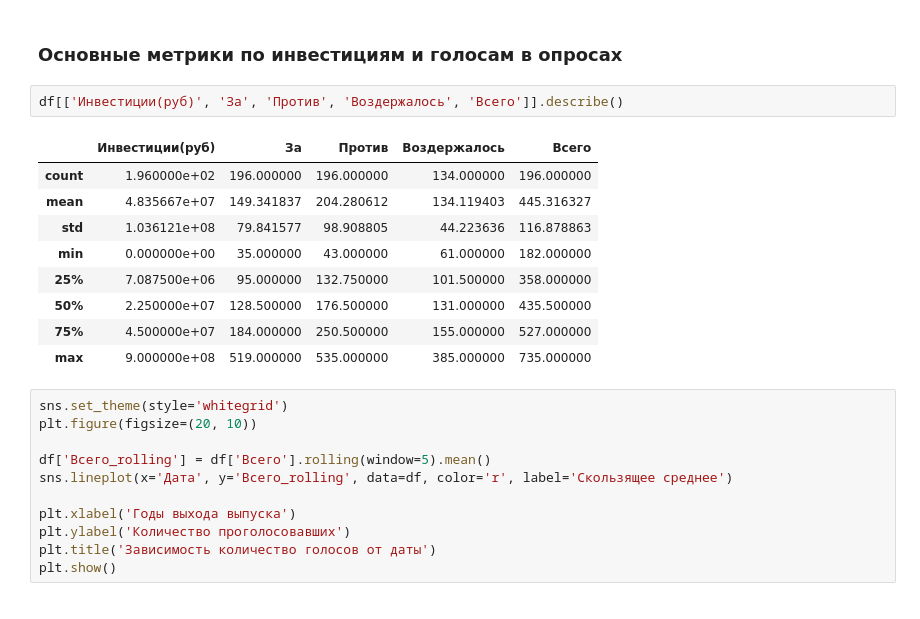
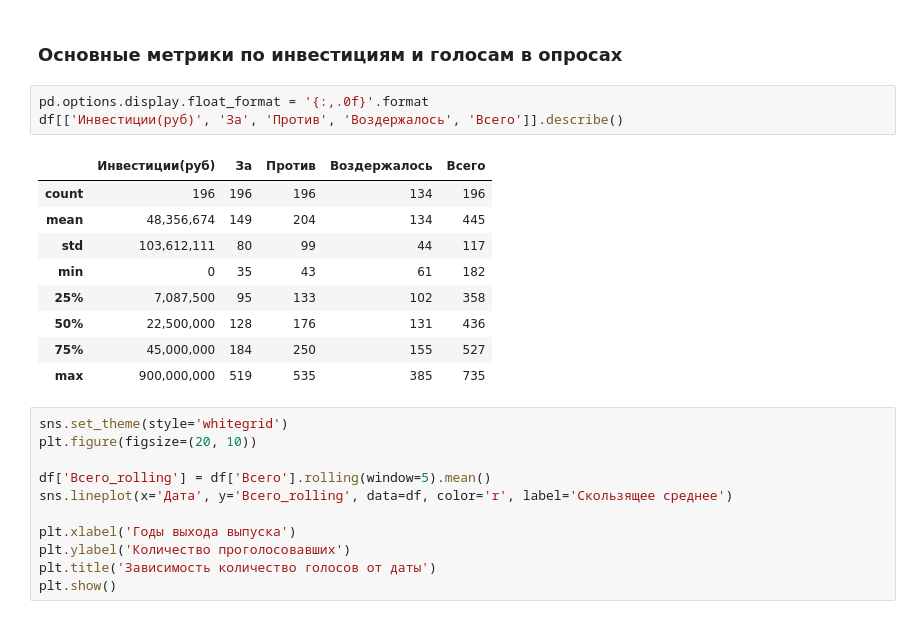
Before and after one commit to panchill/Startup-analytics, a Jupyter notebook: Startup_analytics.ipynb, the cells around one changed output. Saved outputs shown, nothing was run; the diff lists cells and outputs as text.

```diff
--- a/Startup_analytics.ipynb
+++ b/Startup_analytics.ipynb
@@ -19,17 +30,18 @@ pd.set_option('display.max_colwidth', None)  # 150 означает ограни
 # %% [markdown]
 ### Основные метрики по инвестициям и голосам в опросах
 # %%
+pd.options.display.float_format = '{:,.0f}'.format
 df[['Инвестиции(руб)', 'За', 'Против', 'Воздержалось', 'Всего']].describe()
 # %% [output]
 |  | Инвестиции(руб) | За | Против | Воздержалось | Всего |
-| count | 1.960000e+02 | 196.000000 | 196.000000 | 134.000000 | 196.000000 |
-| mean | 4.835667e+07 | 149.341837 | 204.280612 | 134.119403 | 445.316327 |
-| std | 1.036121e+08 | 79.841577 | 98.908805 | 44.223636 | 116.878863 |
-| min | 0.000000e+00 | 35.000000 | 43.000000 | 61.000000 | 182.000000 |
-| 25% | 7.087500e+06 | 95.000000 | 132.750000 | 101.500000 | 358.000000 |
-| 50% | 2.250000e+07 | 128.500000 | 176.500000 | 131.000000 | 435.500000 |
-| 75% | 4.500000e+07 | 184.000000 | 250.500000 | 155.000000 | 527.000000 |
-| max | 9.000000e+08 | 519.000000 | 535.000000 | 385.000000 | 735.000000 |
+| count | 196 | 196 | 196 | 134 | 196 |
+| mean | 48,356,674 | 149 | 204 | 134 | 445 |
+| std | 103,612,111 | 80 | 99 | 44 | 117 |
+| min | 0 | 35 | 43 | 61 | 182 |
+| 25% | 7,087,500 | 95 | 133 | 102 | 358 |
+| 50% | 22,500,000 | 128 | 176 | 131 | 436 |
+| 75% | 45,000,000 | 184 | 250 | 155 | 527 |
+| max | 900,000,000 | 519 | 535 | 385 | 735 |
 # %%
 sns.set_theme(style='whitegrid')
 plt.figure(figsize=(20, 10))
```
Also changed, not shown: parts of 3 cells of this notebook, 1 other file.
